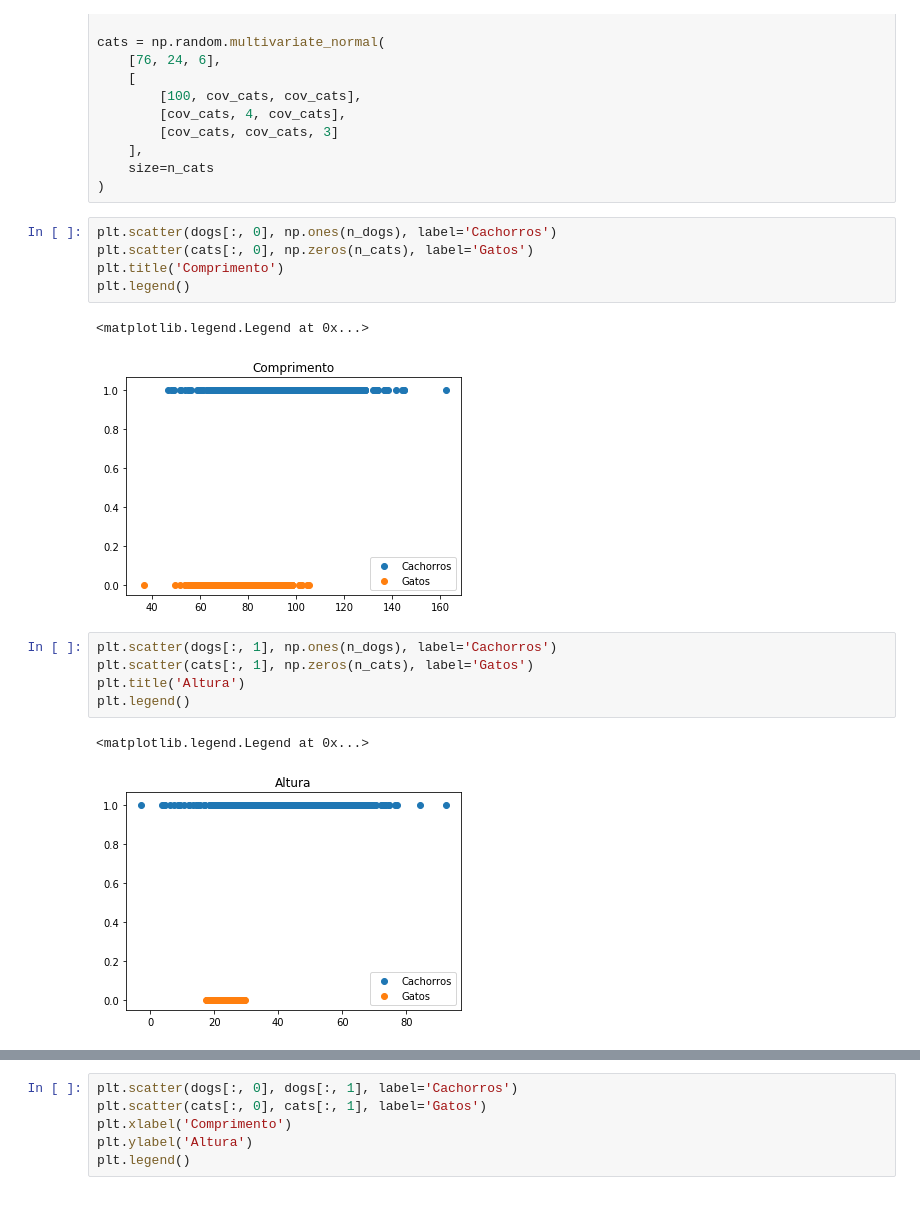
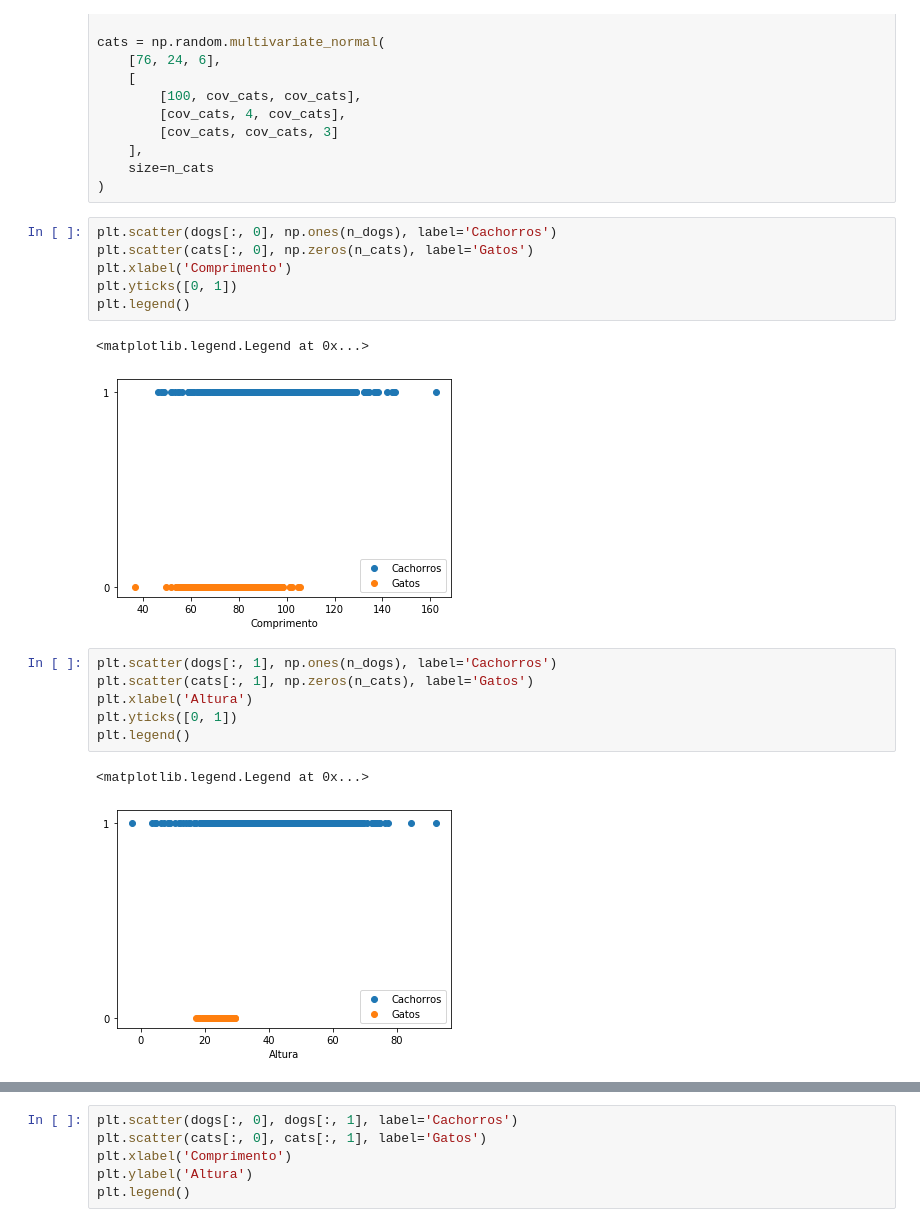
Before and after one commit to tmfilho/ml-examples, a Jupyter notebook: notebooks/cachorros-gatos.ipynb, the cells around one changed output, grey strips where cells are left out. Cells and saved outputs as stored; diff of their text form.

Commit message:
Modifies xlabel in some plots

```diff
--- a/notebooks/cachorros-gatos.ipynb
+++ b/notebooks/cachorros-gatos.ipynb
@@ -47,19 +47,21 @@ cats = np.random.multivariate_normal(
 # %%
 plt.scatter(dogs[:, 0], np.ones(n_dogs), label='Cachorros')
 plt.scatter(cats[:, 0], np.zeros(n_cats), label='Gatos')
-plt.title('Comprimento')
+plt.xlabel('Comprimento')
+plt.yticks([0, 1])
 plt.legend()
 # %% [output]
 <matplotlib.legend.Legend at 0x...>
-[figure, old version]
+[figure, new version]
 # %%
 plt.scatter(dogs[:, 1], np.ones(n_dogs), label='Cachorros')
 plt.scatter(cats[:, 1], np.zeros(n_cats), label='Gatos')
-plt.title('Altura')
+plt.xlabel('Altura')
+plt.yticks([0, 1])
 plt.legend()
 # %% [output]
 <matplotlib.legend.Legend at 0x...>
-[figure, old version]
+[figure, new version]
 # %%
 plt.scatter(dogs[:, 2], np.ones(n_dogs), label='Cachorros')
 plt.scatter(cats[:, 2], np.zeros(n_cats), label='Gatos')
```
Also changed, not shown: parts of 5 cells of this notebook.
